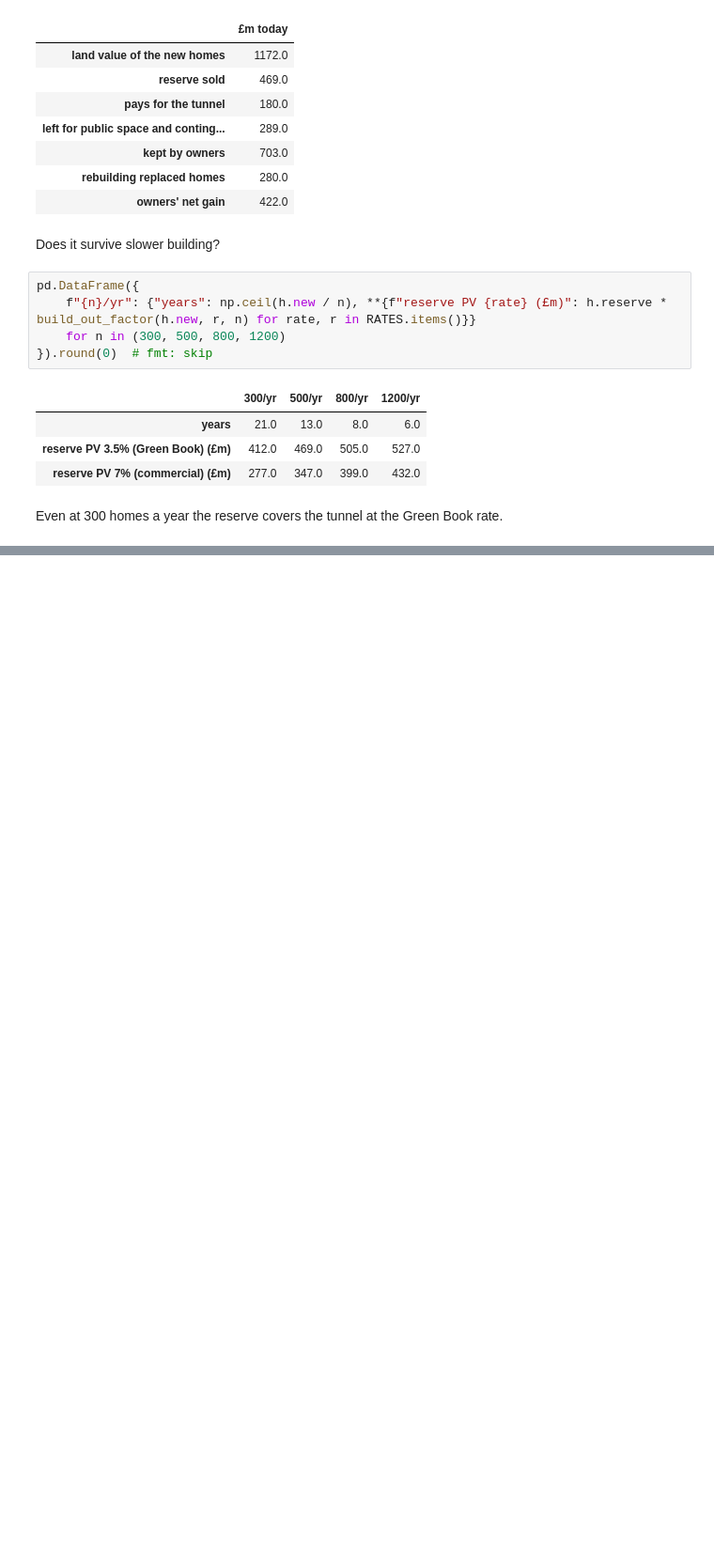
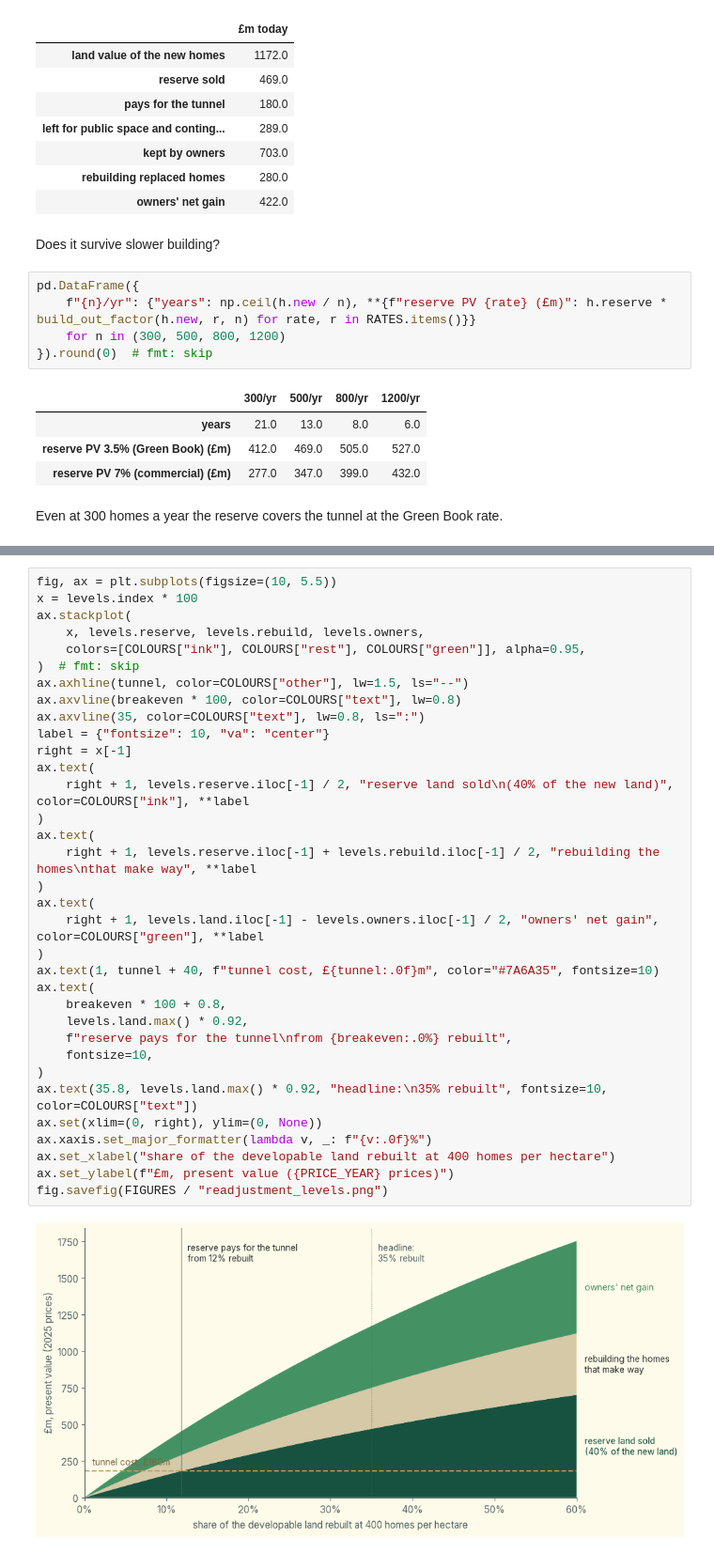
Before and after one commit to HenryDashwood/rotherhithe-to-canary-wharf-tunnel, a Jupyter notebook: nbs/06_viability.ipynb, the cells around one changed output, grey strips where cells are left out. Shown at 94% size. Drawn from its saved outputs; the diff is of its cells as text; blank space fills up the shorter version.

```diff
--- a/nbs/06_viability.ipynb
+++ b/nbs/06_viability.ipynb
@@ -303,2 +325,38 @@ fig.savefig(FIGURES / "value_split.png")
+# %%
+fig, ax = plt.subplots(figsize=(10, 5.5))
+x = levels.index * 100
+ax.stackplot(
+    x, levels.reserve, levels.rebuild, levels.owners,
+    colors=[COLOURS["ink"], COLOURS["rest"], COLOURS["green"]], alpha=0.95,
+)  # fmt: skip
+ax.axhline(tunnel, color=COLOURS["other"], lw=1.5, ls="--")
+ax.axvline(breakeven * 100, color=COLOURS["text"], lw=0.8)
+ax.axvline(35, color=COLOURS["text"], lw=0.8, ls=":")
+label = {"fontsize": 10, "va": "center"}
+right = x[-1]
+ax.text(
+    right + 1, levels.reserve.iloc[-1] / 2, "reserve land sold\n(40% of the new land)", color=COLOURS["ink"], **label
+)
+ax.text(
+    right + 1, levels.reserve.iloc[-1] + levels.rebuild.iloc[-1] / 2, "rebuilding the homes\nthat make way", **label
+)
+ax.text(
+    right + 1, levels.land.iloc[-1] - levels.owners.iloc[-1] / 2, "owners' net gain", color=COLOURS["green"], **label
+)
+ax.text(1, tunnel + 40, f"tunnel cost, £{tunnel:.0f}m", color="#7A6A35", fontsize=10)
+ax.text(
+    breakeven * 100 + 0.8,
+    levels.land.max() * 0.92,
+    f"reserve pays for the tunnel\nfrom {breakeven:.0%} rebuilt",
+    fontsize=10,
+)
+ax.text(35.8, levels.land.max() * 0.92, "headline:\n35% rebuilt", fontsize=10, color=COLOURS["text"])
+ax.set(xlim=(0, right), ylim=(0, None))
+ax.xaxis.set_major_formatter(lambda v, _: f"{v:.0f}%")
+ax.set_xlabel("share of the developable land rebuilt at 400 homes per hectare")
+ax.set_ylabel(f"£m, present value ({PRICE_YEAR} prices)")
+fig.savefig(FIGURES / "readjustment_levels.png")
+# %% [output]
+[figure, added]
 # %%
 fig, axes = plt.subplots(1, 2, figsize=(15, 5.5), sharey=True)
```
Also changed, not shown: parts of 5 cells of this notebook, 16 other files.
